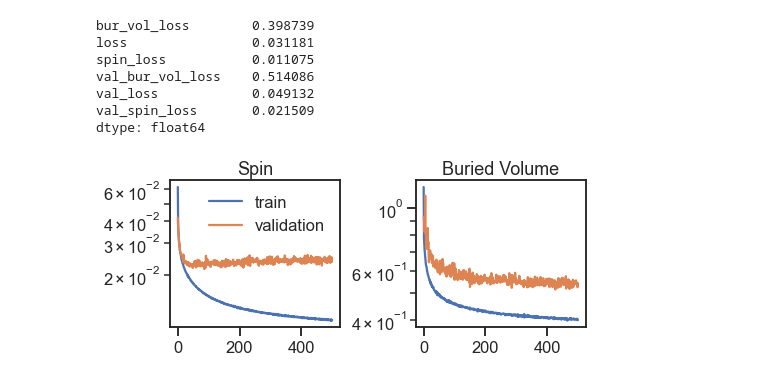
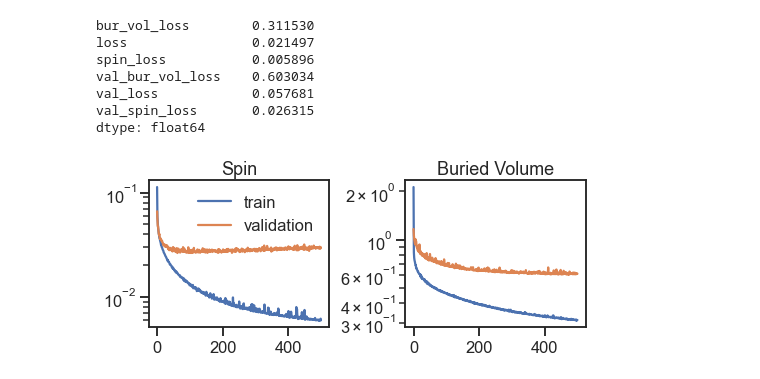
Before and after one commit to jlaw9/spin_gnn, a Jupyter notebook: 20210208_spin_bv_new_calcs/plot_test_compounds.ipynb, the cells around one changed output. Saved outputs shown, nothing was run; the diff lists cells and outputs as text; code cells hidden in the pictures.

```diff
--- a/20210208_spin_bv_new_calcs/plot_test_compounds.ipynb
+++ b/20210208_spin_bv_new_calcs/plot_test_compounds.ipynb
@@ -19,37 +19,37 @@ import nfp
 # %%
 fig, axs = plt.subplots(ncols=2, sharex=True, figsize=(7, 3))
 
-log2 = pd.read_csv('20210208_spin_bv/log.csv', error_bad_lines=False).set_index('epoch')
+log2 = pd.read_csv('20210209_spin_bv/log.csv', error_bad_lines=False).set_index('epoch')
 
 axs[0].plot(log2['spin_loss'], label='train')
 axs[0].plot(log2['val_spin_loss'], label='validation')
 
 axs[0].set_title('Spin')
 
 axs[1].plot(log2['bur_vol_loss'])
 axs[1].plot(log2['val_bur_vol_loss'])
 
 axs[1].set_title('Buried Volume')
 
 for ax in axs:
     ax.set_yscale('log')
 
 axs[0].legend()
 
 print(log2.min())
 
 
 plt.tight_layout()
 # plt.xlim([0, 10])
 # %% [output]
-bur_vol_loss        0.398739
-loss                0.031181
-spin_loss           0.011075
-val_bur_vol_loss    0.514086
-val_loss            0.049132
-val_spin_loss       0.021509
+bur_vol_loss        0.311530
+loss                0.021497
+spin_loss           0.005896
+val_bur_vol_loss    0.603034
+val_loss            0.057681
+val_spin_loss       0.026315
 dtype: float64
-[figure, old version]
+[figure, new version]
 # %%
 from preprocessor import preprocessor
 
```
Also changed, not shown: parts of 5 cells of this notebook, 28 other files.
